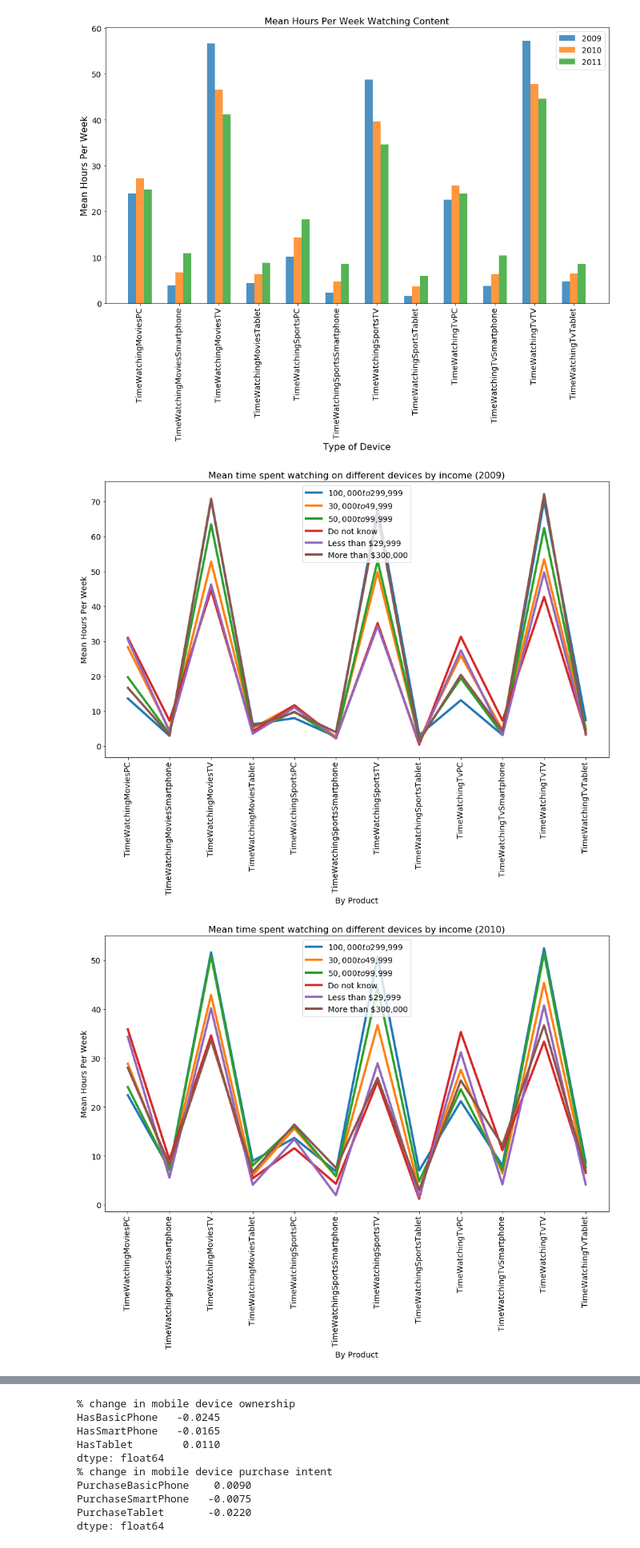
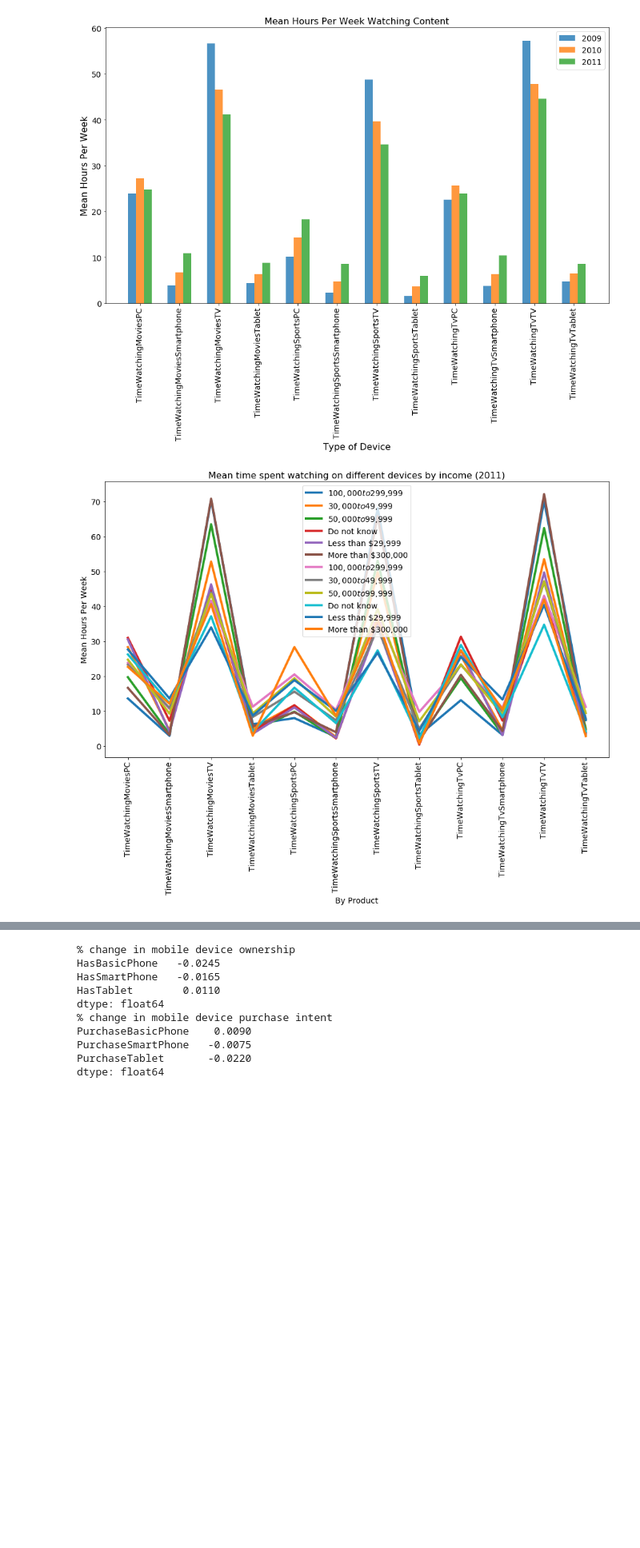
Before and after one commit to rohit-agrawal10/datascience, a Jupyter notebook: Questions1-22.ipynb, the cells around one changed output, grey strips where cells are left out. Shown at 80% size. Drawn from its saved outputs; the diff is of its cells as text; code cells hidden in the pictures; blank space fills up the shorter version.

```diff
--- a/Questions1-22.ipynb
+++ b/Questions1-22.ipynb
@@ -497,38 +485,38 @@ plt.show()
 # %%
 incomeTV_2009 = df1[0:maxSample].groupby('HouseholdIncome')[TimeWatching].mean()
 incomeTV_2010 = df2[0:maxSample].groupby('HouseholdIncome')[TimeWatching].mean()
 incomeTV_2011 = df3[0:maxSample].groupby('HouseholdIncome')[TimeWatching].mean()
 
 IncomeBins = np.unique(df1['HouseholdIncome'])
 
 for ind in np.arange(len(IncomeBins)):
     plt.plot(list(incomeTV_2009), incomeTV_2009.iloc[ind], label=IncomeBins[ind], linewidth=4)
 
-plt.title('Mean time spent watching on different devices by income (2009)')
-plt.xlabel('By Product', fontsize=14)
-plt.ylabel('Mean Hours Per Week', fontsize=14)
-plt.xticks(incomeTV_2009.keys(), rotation = 90)
-plt.legend()
-plt.show()
+# plt.title('Mean time spent watching on different devices by income (2009)')
+# plt.xlabel('By Product', fontsize=14)
+# plt.ylabel('Mean Hours Per Week', fontsize=14)
+# plt.xticks(incomeTV_2009.keys(), rotation = 90)
+# plt.legend()
+# plt.show()
 
-for ind in np.arange(len(IncomeBins)):
-    plt.plot(list(incomeTV_2010), incomeTV_2010.iloc[ind], label=IncomeBins[ind], linewidth=4)
+# for ind in np.arange(len(IncomeBins)):
+#     plt.plot(list(incomeTV_2010), incomeTV_2010.iloc[ind], label=IncomeBins[ind], linewidth=4)
 
-plt.title('Mean time spent watching on different devices by income (2010)')
-plt.xlabel('By Product', fontsize=14)
-plt.ylabel('Mean Hours Per Week', fontsize=14)
-plt.xticks(incomeTV_2010.keys(), rotation = 90)
-plt.legend()
-plt.show()
+# plt.title('Mean time spent watching on different devices by income (2010)')
+# plt.xlabel('By Product', fontsize=14)
+# plt.ylabel('Mean Hours Per Week', fontsize=14)
+# plt.xticks(incomeTV_2010.keys(), rotation = 90)
+# plt.legend()
+# plt.show()
+
 for ind in np.arange(len(IncomeBins)):
     plt.plot(list(incomeTV_2011), incomeTV_2011.iloc[ind], label=IncomeBins[ind], linewidth=4)
 
 plt.title('Mean time spent watching on different devices by income (2011)')
 plt.xlabel('By Product', fontsize=14)
 plt.ylabel('Mean Hours Per Week', fontsize=14)
 plt.xticks(incomeTV_2011.keys(), rotation = 90)
 plt.legend()
 plt.show()
 # %% [output]
-[figure, old version]
+[figure, new version]
-[figure, removed]
```
Also changed, not shown: parts of 10 cells of this notebook.
